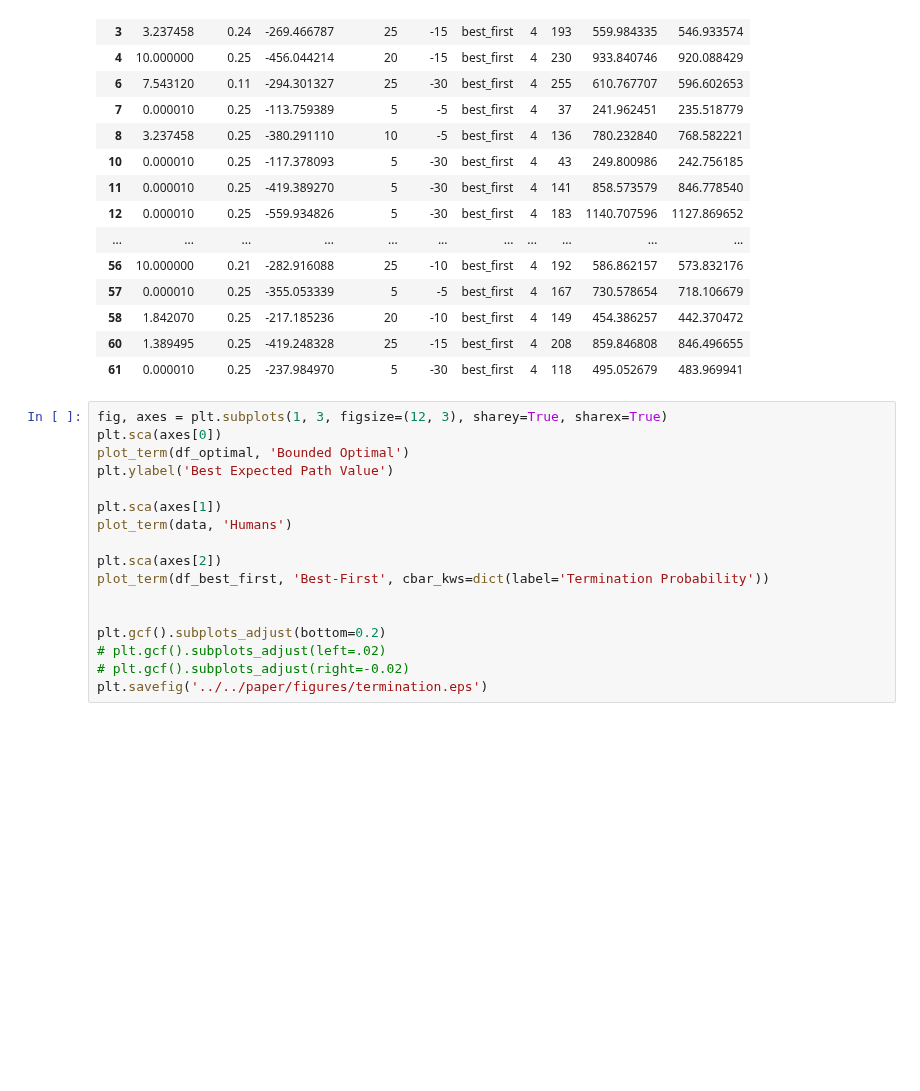
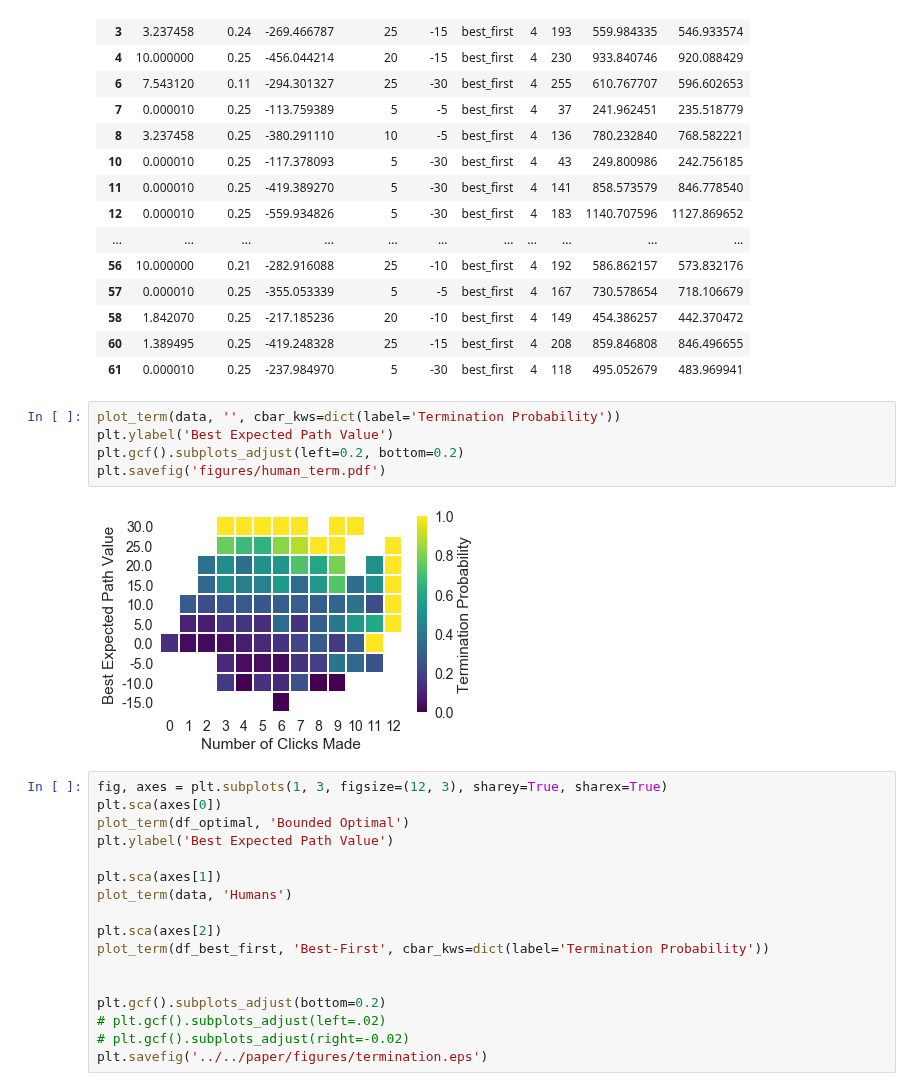
Before and after one commit to fredcallaway/planning, a Jupyter notebook: python/model_comparison.ipynb, the cells around one changed output. Saved outputs shown, nothing was run; the diff lists cells and outputs as text; blank space fills up the shorter version.

```diff
--- a/python/model_comparison.ipynb
+++ b/python/model_comparison.ipynb
@@ -841,6 +830,13 @@ pid_bf_pols = ind_results.query('model == "best_first"').apply()
 | 58 | 1.842070 | 0.25 | -217.185236 | 20 | -10 | best_first | 4 | 149 | 454.386257 | 442.370472 |
 | 60 | 1.389495 | 0.25 | -419.248328 | 25 | -15 | best_first | 4 | 208 | 859.846808 | 846.496655 |
 | 61 | 0.000010 | 0.25 | -237.984970 | 5 | -30 | best_first | 4 | 118 | 495.052679 | 483.969941 |
+# %%
+plot_term(data, '', cbar_kws=dict(label='Termination Probability'))
+plt.ylabel('Best Expected Path Value')
+plt.gcf().subplots_adjust(left=0.2, bottom=0.2)
+plt.savefig('figures/human_term.pdf')
+# %% [output]
+[figure, added]
 # %%
 fig, axes = plt.subplots(1, 3, figsize=(12, 3), sharey=True, sharex=True)
 plt.sca(axes[0])
```
Also changed, not shown: parts of 22 cells of this notebook, 6 other files.
